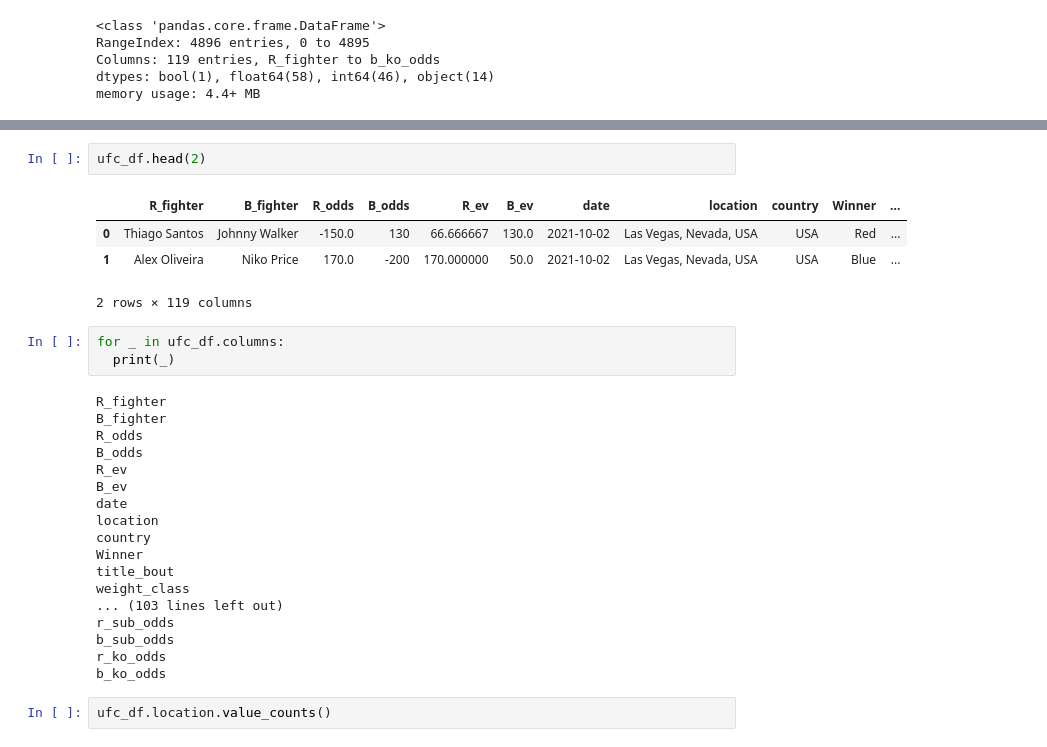
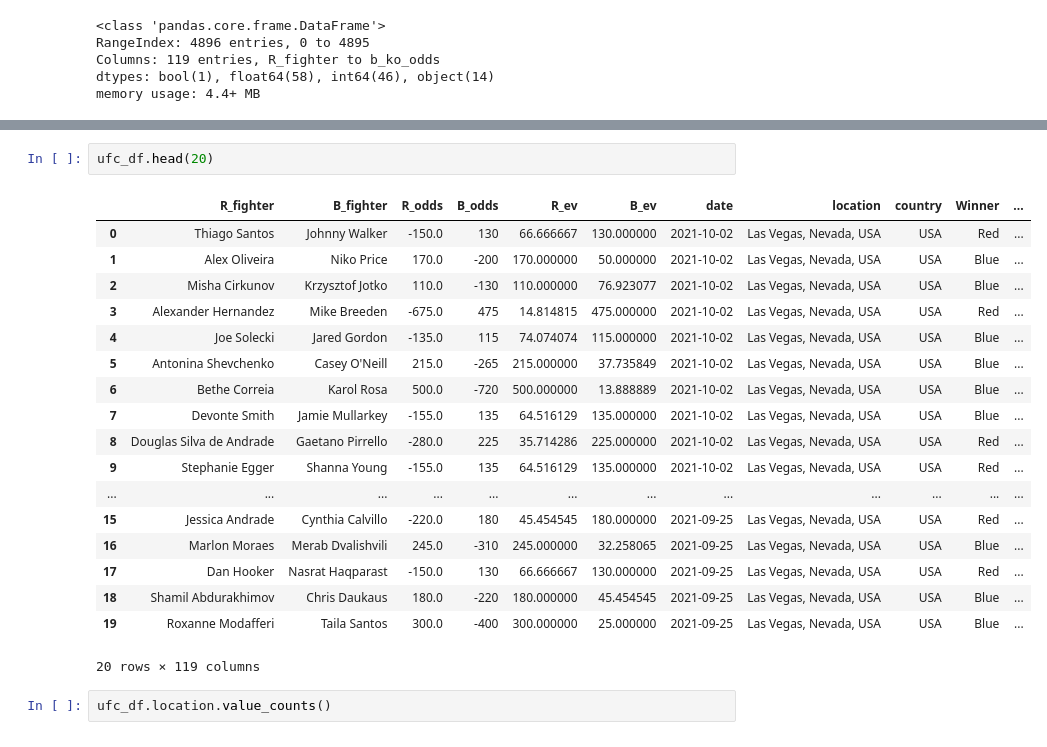
Before and after one commit to OseiasBeu/fight_project, a Jupyter notebook: ufc_project.ipynb, the cells around one changed output, grey strips where cells are left out. Cells and saved outputs as stored; diff of their text form.

```diff
--- a/ufc_project.ipynb
+++ b/ufc_project.ipynb
@@ -16,31 +30,24 @@ memory usage: 4.4+ MB
 # %%
-ufc_df.head(2)
+ufc_df.head(20)
 # %% [output]
 |  | R_fighter | B_fighter | R_odds | B_odds | R_ev | B_ev | date | location | country | Winner | ... |
-| 0 | Thiago Santos | Johnny Walker | -150.0 | 130 | 66.666667 | 130.0 | 2021-10-02 | Las Vegas, Nevada, USA | USA | Red | ... |
-| 1 | Alex Oliveira | Niko Price | 170.0 | -200 | 170.000000 | 50.0 | 2021-10-02 | Las Vegas, Nevada, USA | USA | Blue | ... |
+| 0 | Thiago Santos | Johnny Walker | -150.0 | 130 | 66.666667 | 130.000000 | 2021-10-02 | Las Vegas, Nevada, USA | USA | Red | ... |
+| 1 | Alex Oliveira | Niko Price | 170.0 | -200 | 170.000000 | 50.000000 | 2021-10-02 | Las Vegas, Nevada, USA | USA | Blue | ... |
+| 2 | Misha Cirkunov | Krzysztof Jotko | 110.0 | -130 | 110.000000 | 76.923077 | 2021-10-02 | Las Vegas, Nevada, USA | USA | Blue | ... |
+| 3 | Alexander Hernandez | Mike Breeden | -675.0 | 475 | 14.814815 | 475.000000 | 2021-10-02 | Las Vegas, Nevada, USA | USA | Red | ... |
+| 4 | Joe Solecki | Jared Gordon | -135.0 | 115 | 74.074074 | 115.000000 | 2021-10-02 | Las Vegas, Nevada, USA | USA | Blue | ... |
+| 5 | Antonina Shevchenko | Casey O'Neill | 215.0 | -265 | 215.000000 | 37.735849 | 2021-10-02 | Las Vegas, Nevada, USA | USA | Blue | ... |
+| 6 | Bethe Correia | Karol Rosa | 500.0 | -720 | 500.000000 | 13.888889 | 2021-10-02 | Las Vegas, Nevada, USA | USA | Blue | ... |
+| 7 | Devonte Smith | Jamie Mullarkey | -155.0 | 135 | 64.516129 | 135.000000 | 2021-10-02 | Las Vegas, Nevada, USA | USA | Blue | ... |
+| 8 | Douglas Silva de Andrade | Gaetano Pirrello | -280.0 | 225 | 35.714286 | 225.000000 | 2021-10-02 | Las Vegas, Nevada, USA | USA | Red | ... |
+| 9 | Stephanie Egger | Shanna Young | -155.0 | 135 | 64.516129 | 135.000000 | 2021-10-02 | Las Vegas, Nevada, USA | USA | Red | ... |
+| ... | ... | ... | ... | ... | ... | ... | ... | ... | ... | ... | ... |
+| 15 | Jessica Andrade | Cynthia Calvillo | -220.0 | 180 | 45.454545 | 180.000000 | 2021-09-25 | Las Vegas, Nevada, USA | USA | Red | ... |
+| 16 | Marlon Moraes | Merab Dvalishvili | 245.0 | -310 | 245.000000 | 32.258065 | 2021-09-25 | Las Vegas, Nevada, USA | USA | Blue | ... |
+| 17 | Dan Hooker | Nasrat Haqparast | -150.0 | 130 | 66.666667 | 130.000000 | 2021-09-25 | Las Vegas, Nevada, USA | USA | Red | ... |
+| 18 | Shamil Abdurakhimov | Chris Daukaus | 180.0 | -220 | 180.000000 | 45.454545 | 2021-09-25 | Las Vegas, Nevada, USA | USA | Blue | ... |
+| 19 | Roxanne Modafferi | Taila Santos | 300.0 | -400 | 300.000000 | 25.000000 | 2021-09-25 | Las Vegas, Nevada, USA | USA | Blue | ... |
-2 rows × 119 columns
+20 rows × 119 columns
-# %%
-for _ in ufc_df.columns:
-  print(_)
-# %% [output]
-R_fighter
-B_fighter
-R_odds
-B_odds
-R_ev
-B_ev
-date
-location
-country
-Winner
-title_bout
-weight_class
-... (103 lines left out)
-r_sub_odds
-b_sub_odds
-r_ko_odds
-b_ko_odds
 # %%
 ufc_df.location.value_counts()
 # %% [output]
```
Also changed, not shown: parts of 10 cells of this notebook.
